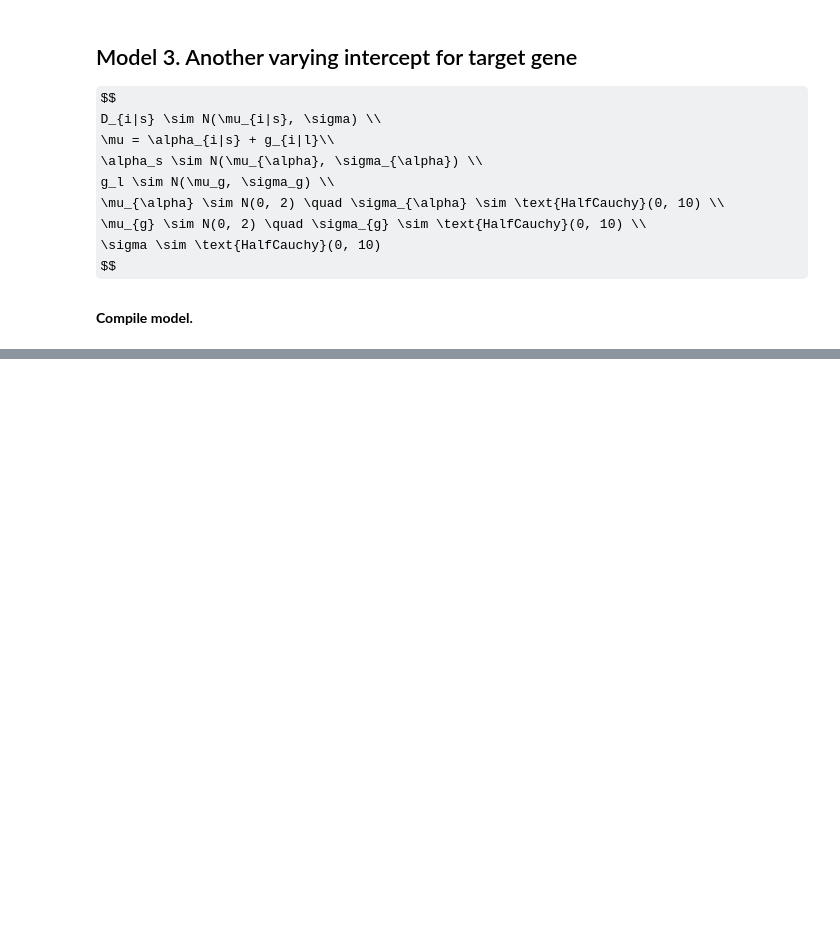
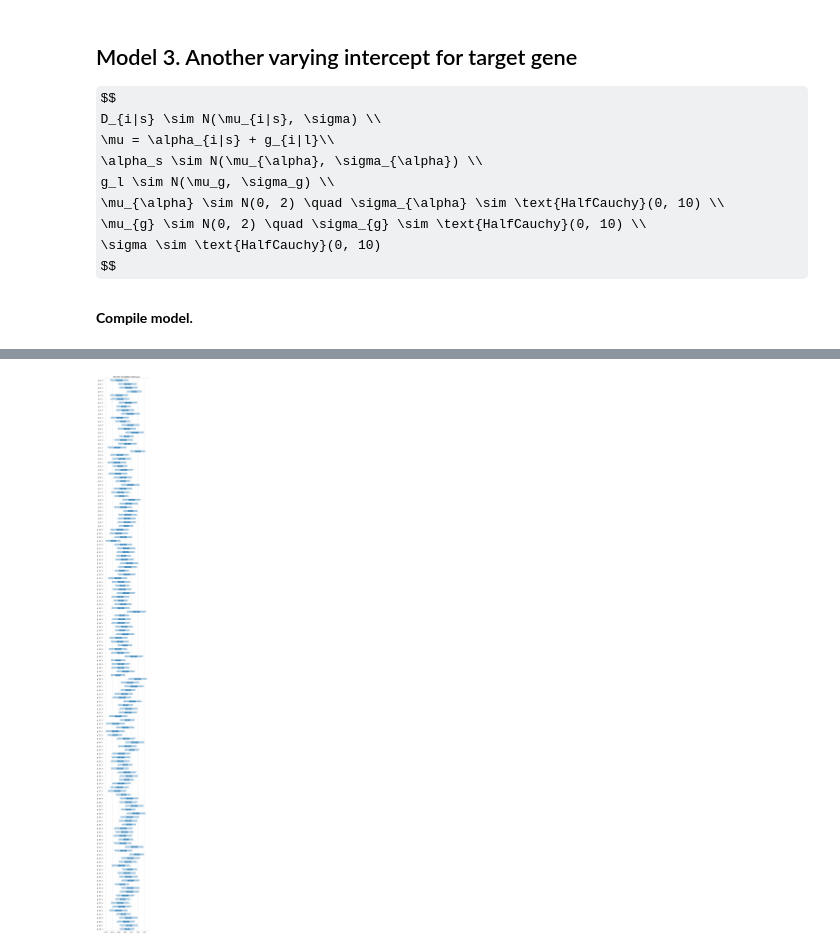
Before and after one commit to jhrcook/demeter2-stan, a Jupyter notebook: notebooks/005_demeter2-in-stan.ipynb, the cells around one changed output, grey strips where cells are left out. Drawn from its saved outputs; the diff is of its cells as text; code cells hidden in the pictures; some formulas as TeX source; blank space fills up the shorter version.

```diff
--- a/notebooks/005_demeter2-in-stan.ipynb
+++ b/notebooks/005_demeter2-in-stan.ipynb
@@ -567,0 +639,5 @@ $$
+# %%
+az.plot_forest(az_d2_m4, var_names='g')
+plt.show()
+# %% [output]
+[figure, added]
```
Also changed, not shown: parts of 36 cells of this notebook, 20 other files.
